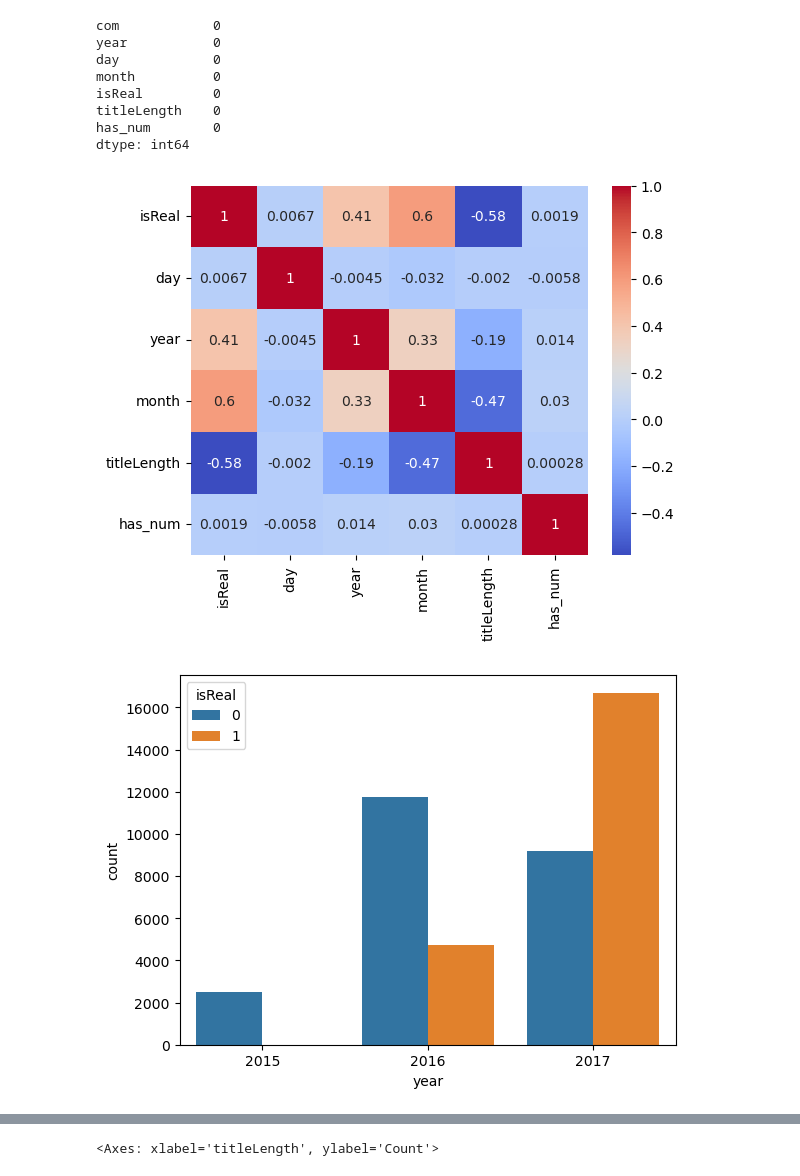
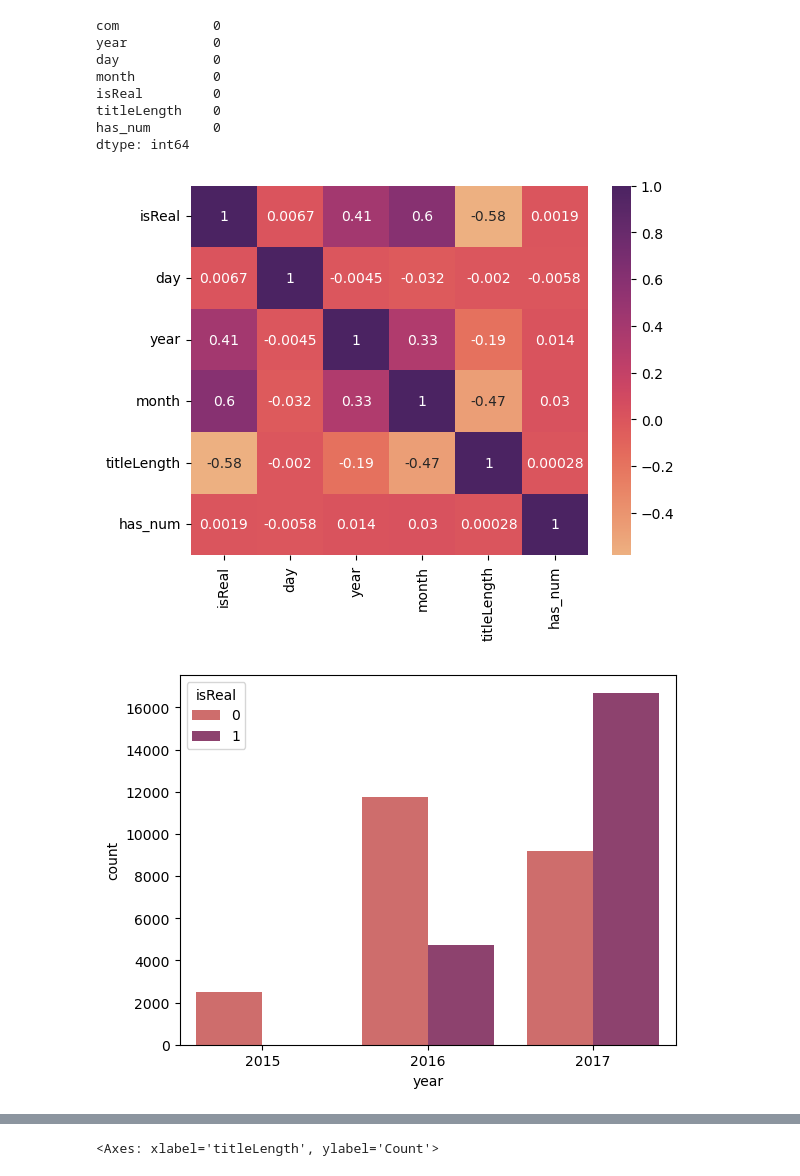
Before and after one commit to Mc5obiza/FakeNews, a Jupyter notebook: model.ipynb, the cells around one changed output, grey strips where cells are left out. Saved outputs shown, nothing was run; the diff lists cells and outputs as text; code cells hidden in the pictures.

```diff
--- a/model.ipynb
+++ b/model.ipynb
@@ -135,15 +135,16 @@ has_num        0
 dtype: int64
 # %%
 
-sns.heatmap(sample[['isReal','day','year','month','titleLength','has_num']].corr(),annot=True,cmap='coolwarm')
+sns.heatmap(sample[['isReal','day','year','month','titleLength','has_num']].corr(),annot=True,cmap=sns.color_palette("flare", as_cmap=True))
 plt.show()
 def show(col):
-    sns.countplot(sample,x=col,hue='isReal')
+    sns.countplot(sample,x=col,hue='isReal',palette=sns.color_palette("flare", n_colors=2))
     plt.show()
 show('year')
 show('month')
 show('has_num')
-sns.histplot(kde=True,data=sample,x='titleLength',hue='isReal')
+sns.histplot(kde=True,data=sample,x='titleLength',hue='isReal',palette=sns.color_palette("flare", n_colors=2))
+plt.show()
 # %% [output]
-[figure, old version]
+[figure, new version]
-[figure, old version]
+[figure, new version]
```
Also changed, not shown: parts of 5 cells of this notebook.
